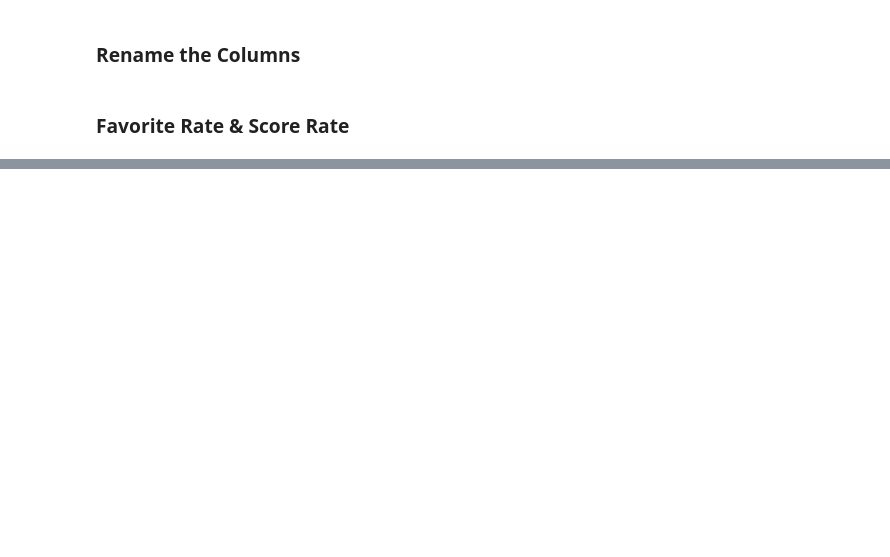
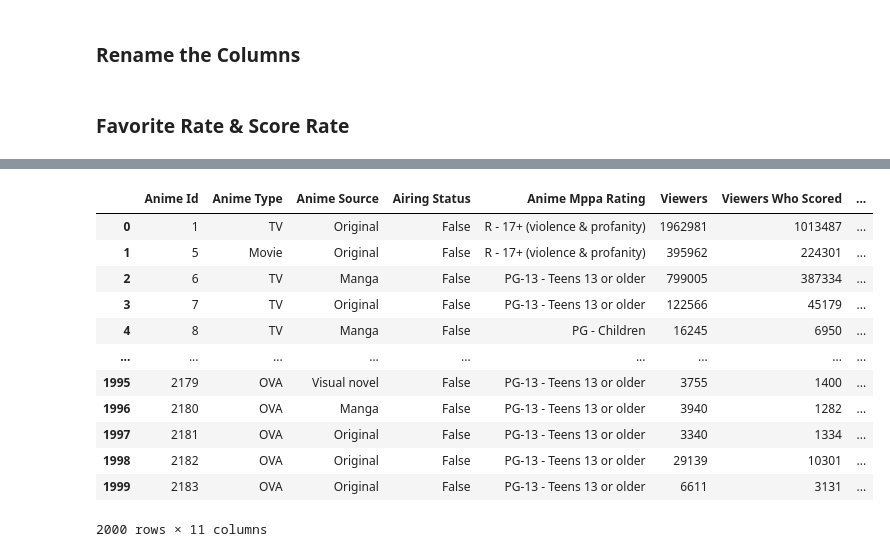
Before and after one commit to illinois-data-curation/is477-sp25-Group-8, a Jupyter notebook: FinalProjectGroup8.ipynb, the cells around one changed output, grey strips where cells are left out. Drawn from its saved outputs; the diff is of its cells as text; code cells hidden in the pictures; blank space fills up the shorter version.

```diff
--- a/FinalProjectGroup8.ipynb
+++ b/FinalProjectGroup8.ipynb
@@ -666,3 +699,20 @@ Table3_JikanAPI
+# %%
+Table3 = pd.read_csv('Data/myanimelist_data_clean.csv')
+Table3
+# %% [output]
+|  | Anime Id | Anime Type | Anime Source | Airing Status | Anime Mppa Rating | Viewers | Viewers Who Scored | ... |
+| 0 | 1 | TV | Original | False | R - 17+ (violence & profanity) | 1962981 | 1013487 | ... |
+| 1 | 5 | Movie | Original | False | R - 17+ (violence & profanity) | 395962 | 224301 | ... |
+| 2 | 6 | TV | Manga | False | PG-13 - Teens 13 or older | 799005 | 387334 | ... |
+| 3 | 7 | TV | Original | False | PG-13 - Teens 13 or older | 122566 | 45179 | ... |
+| 4 | 8 | TV | Manga | False | PG - Children | 16245 | 6950 | ... |
+| ... | ... | ... | ... | ... | ... | ... | ... | ... |
+| 1995 | 2179 | OVA | Visual novel | False | PG-13 - Teens 13 or older | 3755 | 1400 | ... |
+| 1996 | 2180 | OVA | Manga | False | PG-13 - Teens 13 or older | 3940 | 1282 | ... |
+| 1997 | 2181 | OVA | Original | False | PG-13 - Teens 13 or older | 3340 | 1334 | ... |
+| 1998 | 2182 | OVA | Original | False | PG-13 - Teens 13 or older | 29139 | 10301 | ... |
+| 1999 | 2183 | OVA | Original | False | PG-13 - Teens 13 or older | 6611 | 3131 | ... |
+2000 rows × 11 columns
 # %%
 IntegratedTable = pd.read_csv('Data/integrated_anime_data.csv')
 IntegratedTable
```
Also changed, not shown: parts of 16 cells of this notebook, 14 other files.
